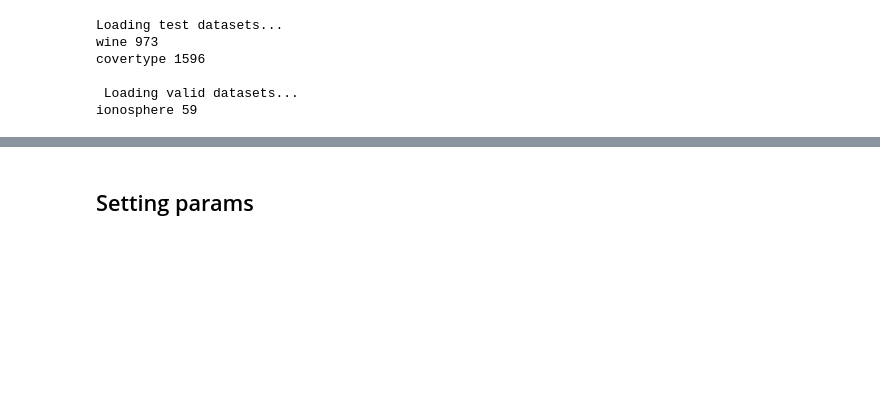
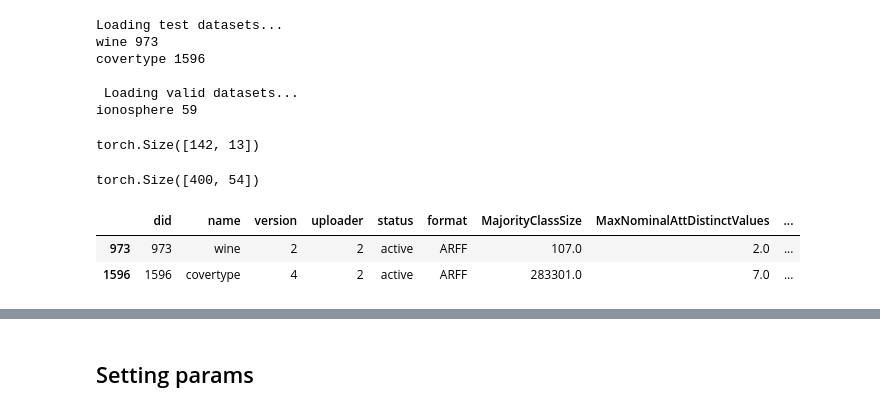
Before and after one commit to Patricia1019/Transformer4BayesianInference, a Jupyter notebook: notebooks/TabularEvalSimple.ipynb, the cells around one changed output, grey strips where cells are left out. Saved outputs shown, nothing was run; the diff lists cells and outputs as text; code cells hidden in the pictures; blank space fills up the shorter version.

```diff
--- a/notebooks/TabularEvalSimple.ipynb
+++ b/notebooks/TabularEvalSimple.ipynb
@@ -34,6 +37,20 @@ covertype 1596
 
  Loading valid datasets...
 ionosphere 59
+# %%
+test_datasets[0][1].shape
+# %% [output]
+torch.Size([142, 13])
+# %%
+test_datasets[1][1].shape
+# %% [output]
+torch.Size([400, 54])
+# %%
+test_datasets_df
+# %% [output]
+|  | did | name | version | uploader | status | format | MajorityClassSize | MaxNominalAttDistinctValues | ... |
+| 973 | 973 | wine | 2 | 2 | active | ARFF | 107.0 | 2.0 | ... |
+| 1596 | 1596 | covertype | 4 | 2 | active | ARFF | 283301.0 | 7.0 | ... |
 # %%
 ### Loads all datasets
 print('Loading test datasets...')
```
Also changed, not shown: parts of 5 cells of this notebook, 4 other files.
